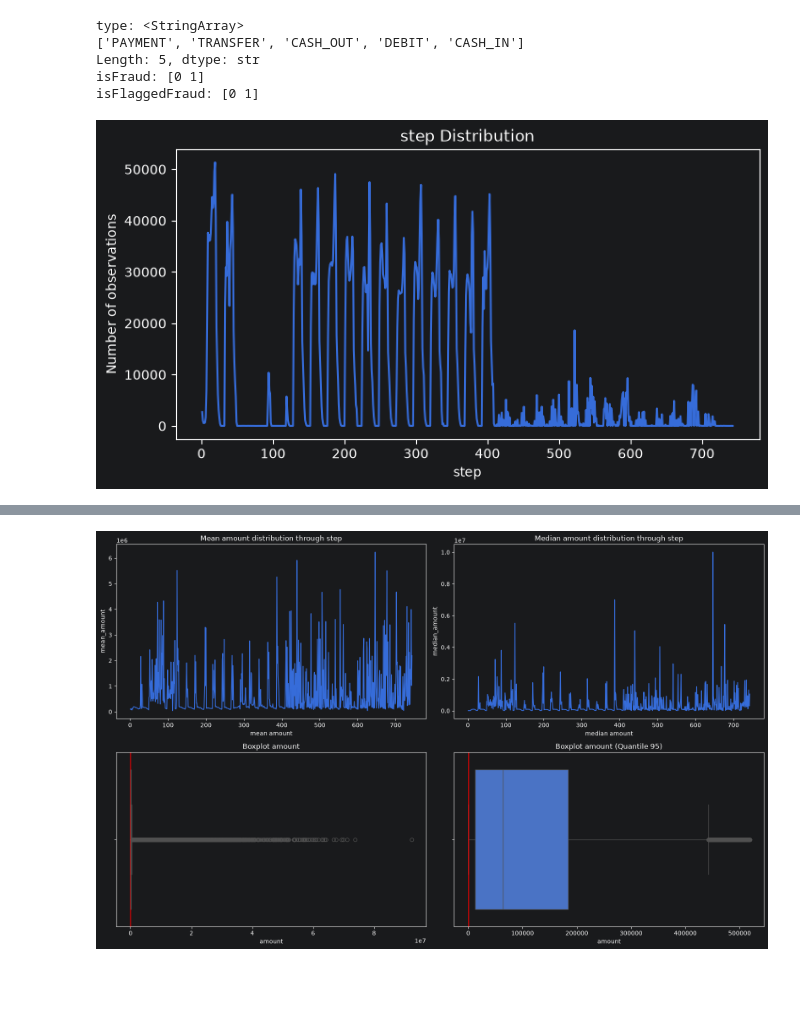
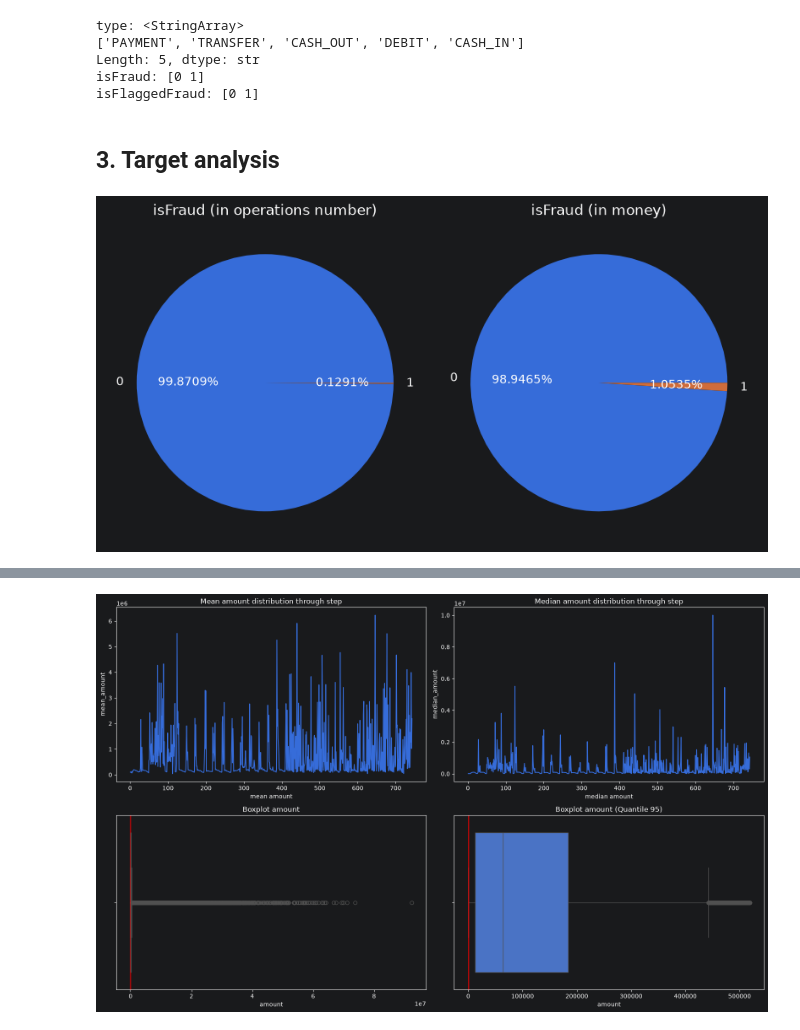
Before and after one commit to blbl-blbl/kaggle-Financial-Fraud-Detection-Dataset, a Jupyter notebook: notebooks/01_eda.ipynb, the cells around one changed output, grey strips where cells are left out. Cells and saved outputs as stored; diff of their text form; code cells hidden in the pictures; blank space fills up the shorter version.

```diff
--- a/notebooks/01_eda.ipynb
+++ b/notebooks/01_eda.ipynb
@@ -88,14 +93,32 @@ type: <StringArray>
 Length: 5, dtype: str
 isFraud: [0 1]
 isFlaggedFraud: [0 1]
-# %%
-# step
-
-plt.figure(figsize=(8, 4))
-sns.lineplot(df.groupby('step')['step'].count())
-plt.title('step Distribution')
-plt.xlabel('step')
-plt.ylabel('Number of observations')
-plt.show()
-# %% [output]
-[figure, removed]
+# %% [markdown]
+## 3. Target analysis
+# %%
+_is_fraud = df['isFraud'].value_counts()
+money_is_fraud = df.groupby('isFraud')['amount'].sum()
+
+fig, axes = plt.subplots(1, 2, figsize=(8, 8))
+(ax1, ax2) = axes.flatten()
+
+ax1.pie(_is_fraud,
+        labels=_is_fraud.index,
+        radius=1,
+        autopct='%.4f%%',
+        textprops=dict(color='white', fontsize=10)
+)
+ax1.set_title('isFraud (in operations number)')
+
+ax2.pie(money_is_fraud,
+        labels=money_is_fraud.index,
+        radius=1,
+        autopct='%.4f%%',
+        textprops=dict(color='white', fontsize=10)
+)
+ax2.set_title('isFraud (in money)')
+
+plt.tight_layout()
+plt.show()
+# %% [output]
+[figure, added]
```
Also changed, not shown: parts of 22 cells of this notebook.
